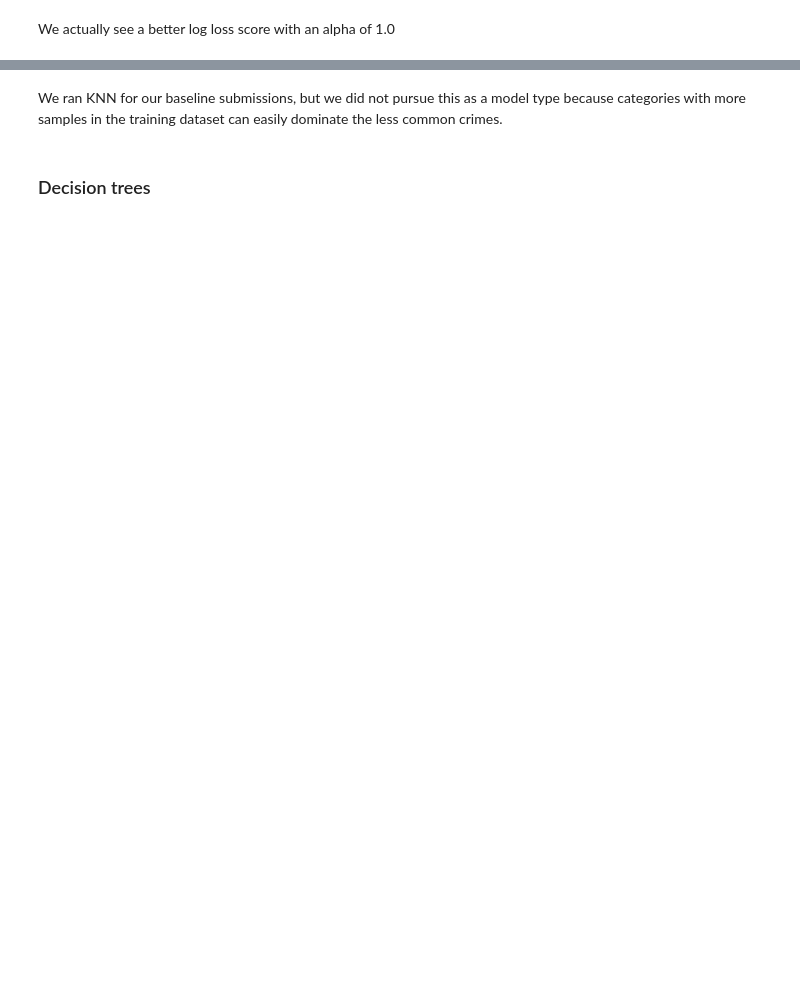
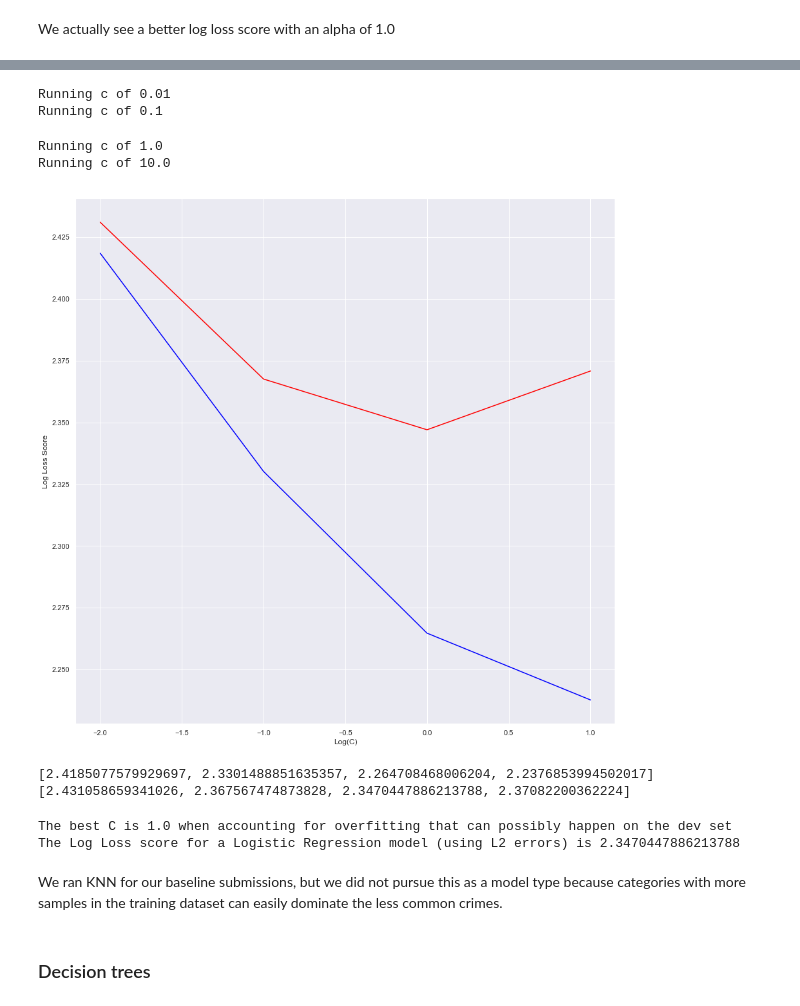
Before and after one commit to suhasgupta791/MIDS_W207_Final_Project, a Jupyter notebook: SuhasGupta_NehaKumar_SecondSubmission_finalproject.ipynb, the cells around one changed output, grey strips where cells are left out. Cells and saved outputs as stored; diff of their text form; code cells hidden in the pictures; blank space fills up the shorter version.

```diff
--- a/SuhasGupta_NehaKumar_SecondSubmission_finalproject.ipynb
+++ b/SuhasGupta_NehaKumar_SecondSubmission_finalproject.ipynb
@@ -1141,8 +1099,14 @@ Our model is predicting more crimes are LARENCY THEFT than any other crimes. Thi
 # %%
-# lr_l2 = LogisticRegression(penalty='l2', multi_class='multinomial',  random_state = 123,solver = 'sag', max_iter=100, tol = 0.001)
+# Assign data and label sets
+train_data_l2 = mini_train_data_list[1][:,nonzero_idx_list_v1[best_feature_set_idx]]
+train_labels_l2=mini_train_labels_list[1]
+dev_data_l2=dev_data_list[1][:,nonzero_idx_list_v1[best_feature_set_idx]]
+dev_labels_l2 = dev_labels_list[1]
 
-EFFA
+lr_l2 = LogisticRegression(penalty='l2', multi_class='multinomial',  random_state = 123,solver = 'sag', max_iter=100, tol = 0.001)
 
-# lr_l2_cv = GridSearchCV(estimator = lr_l2, param_grid = cv_params, cv = 3, scoring = 'neg_log_loss', n_jobs = -1, verbose = 10)
-# l2 = lr_l2_cv.fit(train_data_v3, train_labels_v2)
-# print('The best parameters for Logistic Regression (using L2 errors) are:', l2.best_params_)
+cv_params = {'C': [0.01, 0.1, 1.0, 10.0]}
+
+lr_l2_cv = GridSearchCV(estimator = lr_l2, param_grid = cv_params, cv = 3, scoring = 'neg_log_loss', n_jobs = -1, verbose = 10)
+l2 = lr_l2_cv.fit(train_data_l2, train_labels_l2)
+print('The best parameters for Logistic Regression (using L2 errors) are:', l2.best_params_)
@@ -1149,7 +1123,51 @@ EFFA
+# %%
+# For V2 data
+
+train_scores = []
+dev_scores = []
+
+cs = [0.01, 0.1, 1.0, 10.0]
+for c in cs:
+    print('Running c of', c)
+    l2 = LogisticRegression(penalty='l2', multi_class='multinomial',  random_state = 123, solver = 'sag', C = c, max_iter=100, tol = 0.001)
+    train_predict = l2.fit(train_data_l2, train_labels_l2).predict_proba(train_data_l2)
+    train_score = metrics.log_loss(train_labels_l2, train_predict)
+    train_scores.append(train_score)
+
+    dev_predict = l2.predict_proba(dev_data_l2)
+    dev_score = metrics.log_loss(dev_labels_l2,dev_predict,labels=np.unique(train_labels_l2))
+    dev_scores.append(dev_score)
+
+
+# Plotting log loss scores
+plt.plot(np.log10(cs),train_scores, 'blue')
+plt.plot(np.log10(cs),dev_scores, 'red')
+plt.xlabel('Log(C)')
+plt.ylabel('Log Loss Score')
+plt.show()
+
+# Print outputs
+print(train_scores)
+print(dev_scores)
+# %% [output]
+Running c of 0.01
+Running c of 0.1
+Running c of 1.0
+Running c of 10.0
+[figure, added]
+[2.4185077579929697, 2.3301488851635357, 2.264708468006204, 2.2376853994502017]
+[2.431058659341026, 2.367567474873828, 2.3470447886213788, 2.37082200362224]
 # %%
-# pred_labels_l2 = l2.predict_proba(dev_data_v3)
-# l2_score = metrics.log_loss(dev_labels_v2, pred_labels_l2)
-# print('The Log Loss score for a Logistic Regression model (using L2 errors) is %s'% (l2_score))
+best_c = cs[np.argmin(dev_scores)]
+print('The best C is', best_c, 'when accounting for overfitting that can possibly happen on the dev set')
+
+l2 = LogisticRegression(penalty='l2', multi_class='multinomial',  random_state = 123, solver = 'sag', C = best_c, max_iter=100, tol = 0.001)
+pred_labels_l2 = l2.fit(train_data_l2, train_labels_l2).predict_proba(dev_data_l2)
+l2_score = metrics.log_loss(dev_labels_l2, pred_labels_l2,labels=np.unique(train_labels_l2))
+print('The Log Loss score for a Logistic Regression model (using L2 errors) is %s'% (l2_score))
+# %% [output]
+The best C is 1.0 when accounting for overfitting that can possibly happen on the dev set
+The Log Loss score for a Logistic Regression model (using L2 errors) is 2.3470447886213788
 # %% [markdown]
 We ran KNN for our baseline submissions, but we did not pursue this as a model type because categories with more samples in the training dataset can easily dominate the less common crimes.
 # %%
```
Also changed, not shown: parts of 39 cells of this notebook, 1 other file.
